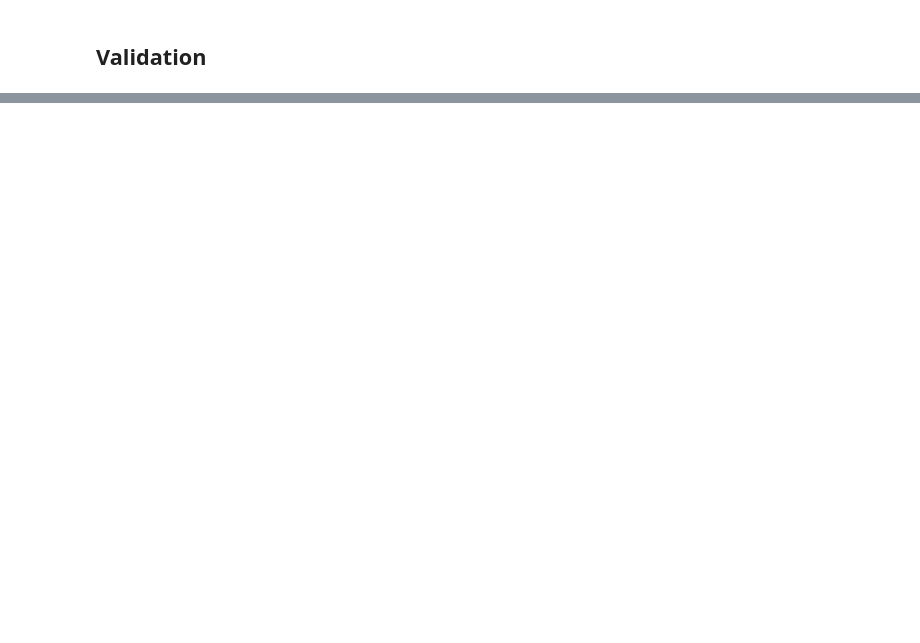
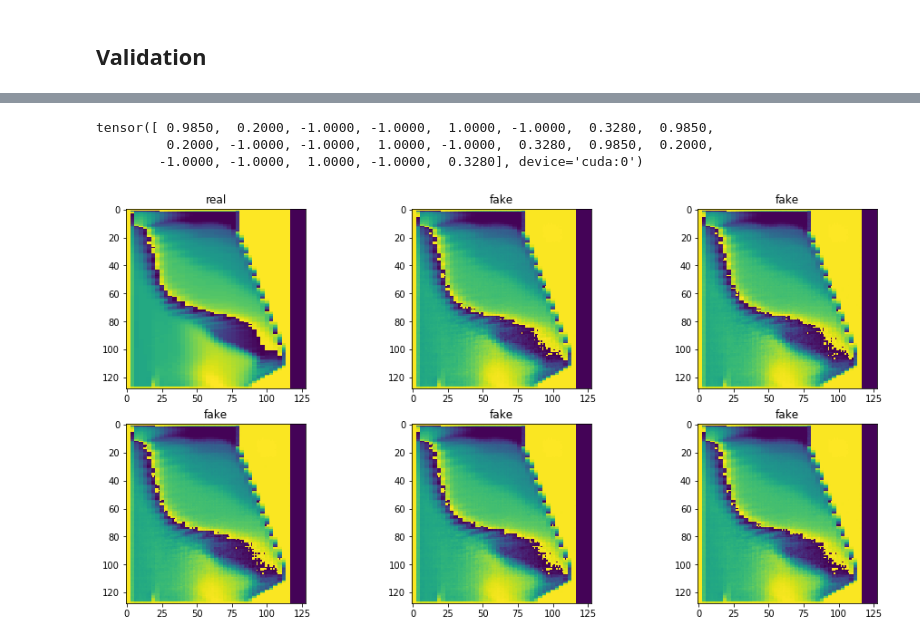
Before and after one commit to JoeyShapiro/blast-furnace-cgan, a Jupyter notebook: cgan.ipynb, the cells around one changed output, grey strips where cells are left out. Cells and saved outputs as stored; diff of their text form; code cells hidden in the pictures; blank space fills up the shorter version.

```diff
--- a/cgan.ipynb
+++ b/cgan.ipynb
@@ -883,36 +907,42 @@ print(metrics)
 # %%
 f, axarr = plt.subplots(2,3, figsize=(16,8))
 
-test = [ x for x in dl_test ]
+test = [ x for x in test_dataset ]
+
 real = torch.Tensor(test[0][0]).to(device).reshape(1, -1, pixels, pixels)
 
 labels = torch.Tensor(test[0][1]).repeat(1, 3).to(device)
 
 print(labels[0])
 for i in range(2):
     for j in range(3):
         if i == 0 and j == 0:
             img = real[0].detach().cpu().numpy()
         else:
             rand = random_G_vector_input().unsqueeze(0)
 
             label = labels[0].to(device).unsqueeze(0)
             noise = torch.cat( (rand, label) , dim=1)
             fake = G_model.forward( noise ).cpu()
             img = fake.squeeze(0).detach().numpy()
 
             # print(img.shape)
             # convert img to pil
             # img = img.reshape(-1)[:-4].reshape(-1, channels, 140, 39*3)
             img = img.reshape(-1).reshape(-1, pixels, pixels)
             # img = F.interpolate(torch.Tensor(img), size=(140, 39), mode='nearest').squeeze(0).numpy()
         img = Image.fromarray((img * 255).astype(np.uint8)[0], mode='L')
         # display the image
         # plt.imshow(img)
         axarr[i,j].set_title("real" if i == 0 and j == 0 else "fake")
         axarr[i,j].imshow(img)#, interpolation='none', cmap='Blues'
 
         # TODO print comparison
+# %% [output]
+tensor([ 0.9850,  0.2000, -1.0000, -1.0000,  1.0000, -1.0000,  0.3280,  0.9850,
+         0.2000, -1.0000, -1.0000,  1.0000, -1.0000,  0.3280,  0.9850,  0.2000,
+        -1.0000, -1.0000,  1.0000, -1.0000,  0.3280], device='cuda:0')
+[figure, added]
 # %%
 
 from torcheval.metrics import FrechetInceptionDistance, PeakSignalNoiseRatio
```
Also changed, not shown: parts of 6 cells of this notebook.
